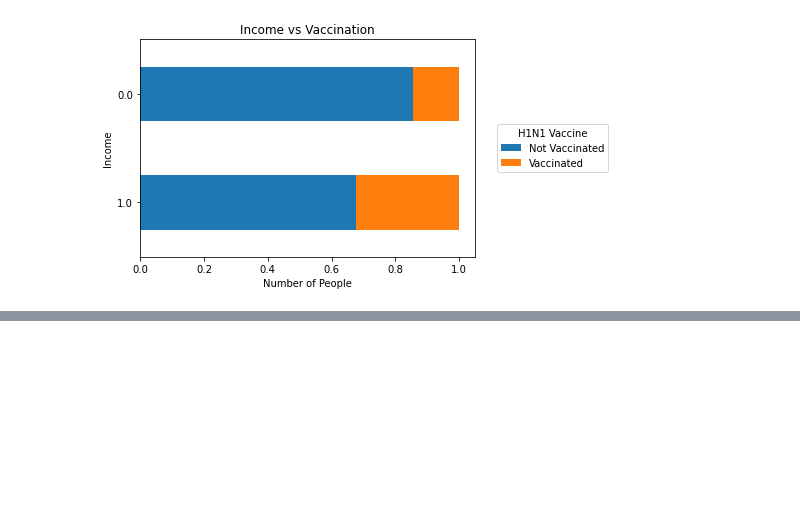
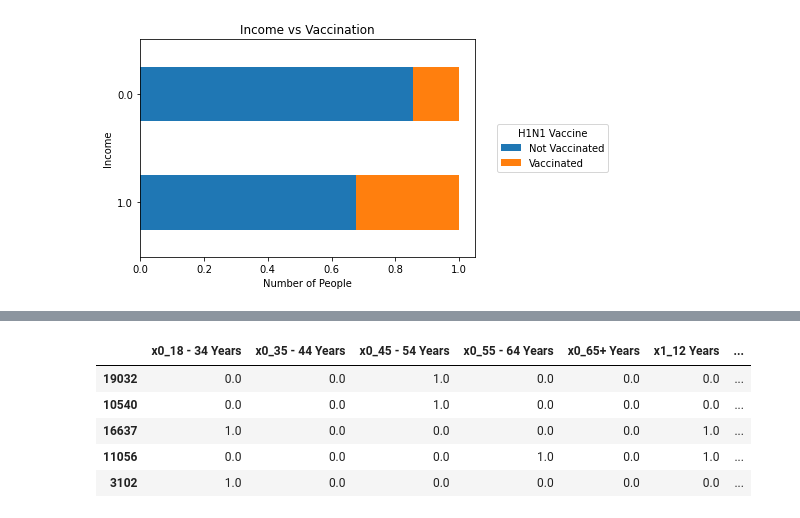
Before and after one commit to mahumabid/H1N1-vaccination-campaign, a Jupyter notebook: virus3.nb.ipynb, the cells around one changed output, grey strips where cells are left out. Saved outputs shown, nothing was run; the diff lists cells and outputs as text; code cells hidden in the pictures; blank space fills up the shorter version.

```diff
--- a/virus3.nb.ipynb
+++ b/virus3.nb.ipynb
@@ -708,0 +713,5 @@ Text(0.5, 1.0, 'Income vs Vaccination')
+# %%
+# Set up our X and y
+
+X = merged_df.drop(['seasonal_vaccine', 'h1n1_vaccine'], axis=1)
+y = merged_df['h1n1_vaccine']
@@ -708,0 +739,4 @@ Text(0.5, 1.0, 'Income vs Vaccination')
+# %%
+# Train test Split
+
+X_train, X_test, y_train, y_test = train_test_split(X, y, test_size=0.25, random_state=1337)
@@ -708,0 +791,10 @@ Text(0.5, 1.0, 'Income vs Vaccination')
+# %%
+# Selecting all of the columns that contain 'objects' to One Hot Encode.
+X_train_cat = X_train.select_dtypes('object')
+
+ohe = OneHotEncoder(sparse=False)
+
+dums = ohe.fit_transform(X_train_cat)
+dums_df = pd.DataFrame(dums,
+                       columns=ohe.get_feature_names(),
+                       index=X_train_cat.index)
@@ -708,0 +822,9 @@ Text(0.5, 1.0, 'Income vs Vaccination')
+# %%
+dums_df.head()
+# %% [output]
+|  | x0_18 - 34 Years | x0_35 - 44 Years | x0_45 - 54 Years | x0_55 - 64 Years | x0_65+ Years | x1_12 Years | ... |
+| 19032 | 0.0 | 0.0 | 1.0 | 0.0 | 0.0 | 0.0 | ... |
+| 10540 | 0.0 | 0.0 | 1.0 | 0.0 | 0.0 | 0.0 | ... |
+| 16637 | 1.0 | 0.0 | 0.0 | 0.0 | 0.0 | 1.0 | ... |
+| 11056 | 0.0 | 0.0 | 0.0 | 1.0 | 0.0 | 1.0 | ... |
+| 3102 | 1.0 | 0.0 | 0.0 | 0.0 | 0.0 | 0.0 | ... |
```
Also changed, not shown: parts of 39 cells of this notebook.
